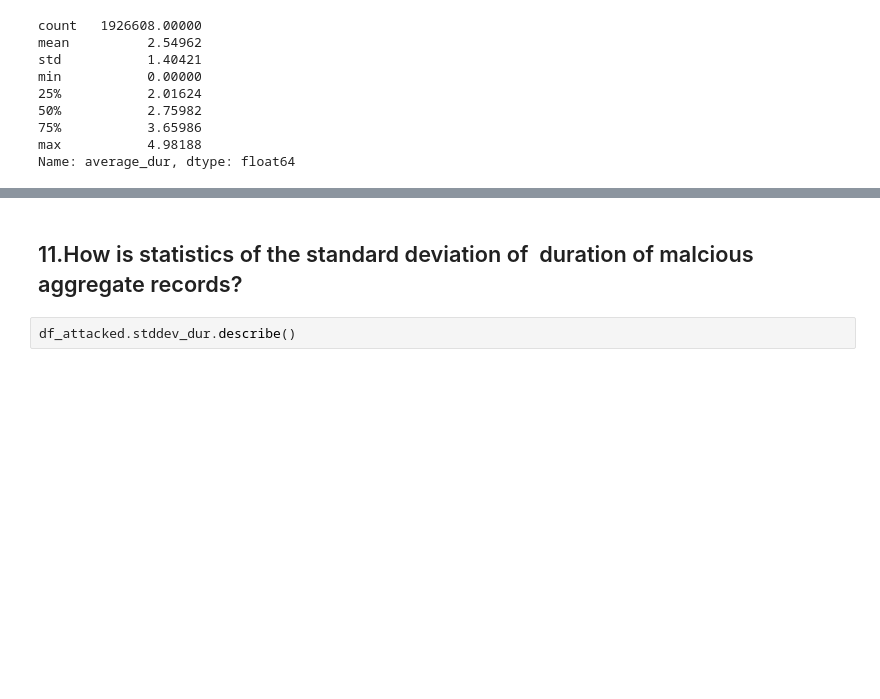
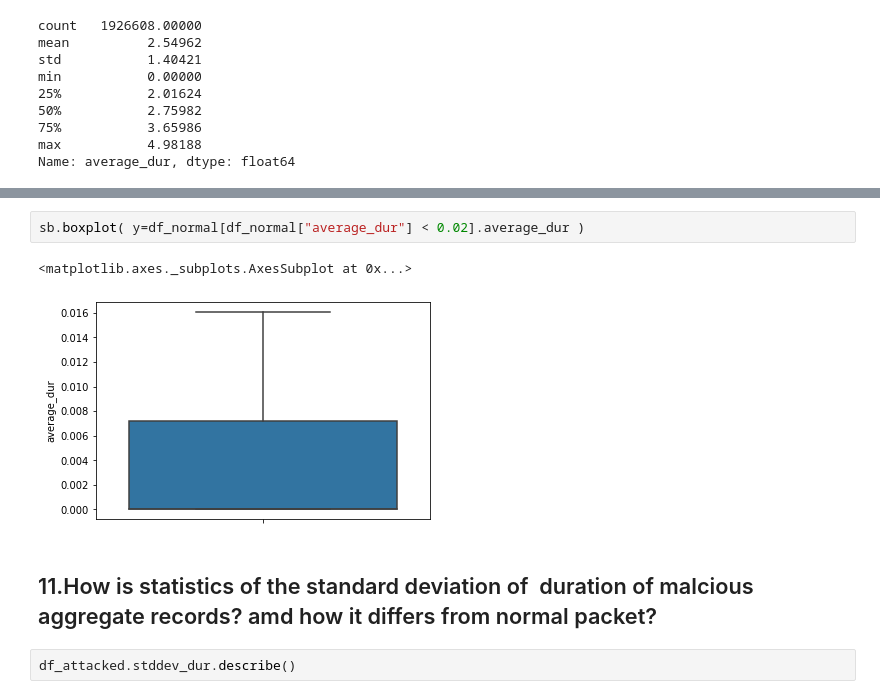
Before and after one commit to Siddharth1698/Analysis-of-DDoS-attack-from-Botnet-devices-using-Machine-Learning-Classifiers, a Jupyter notebook: Data Analysis.ipynb, the cells around one changed output, grey strips where cells are left out. Drawn from its saved outputs; the diff is of its cells as text; blank space fills up the shorter version.

```diff
--- a/Data Analysis.ipynb
+++ b/Data Analysis.ipynb
@@ -293,5 +302,10 @@ sb.boxplot( y=df_attacked["average_dur"] )
+# %%
+sb.boxplot( y=df_normal[df_normal["average_dur"] < 0.02].average_dur )
+# %% [output]
+<matplotlib.axes._subplots.AxesSubplot at 0x...>
+[figure, added]
 # %% [markdown]
-## 11.How is statistics of the standard deviation of  duration of malcious aggregate records?
+## 11.How is statistics of the standard deviation of  duration of malcious aggregate records? amd how it differs from normal packet?
 # %%
 df_attacked.stddev_dur.describe()
 # %% [output]
```
Also changed, not shown: parts of 23 cells of this notebook.
